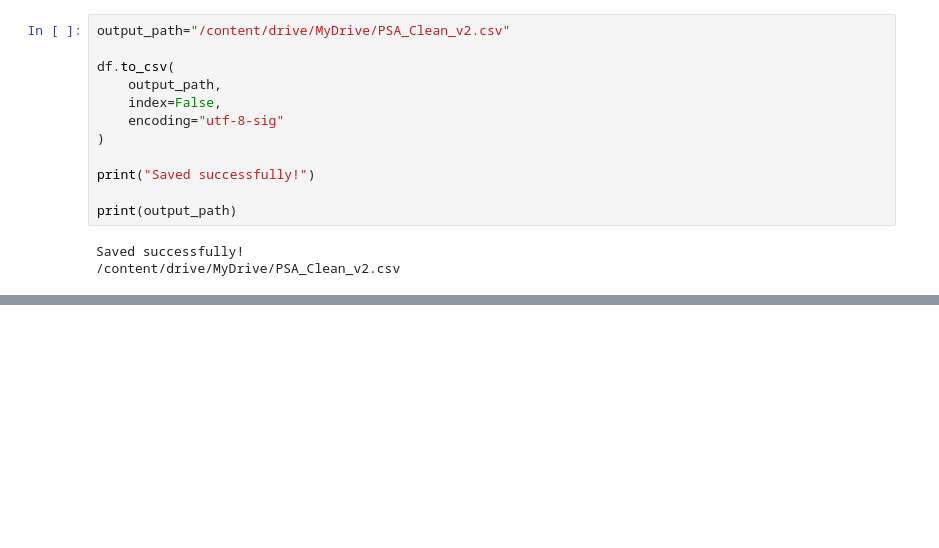
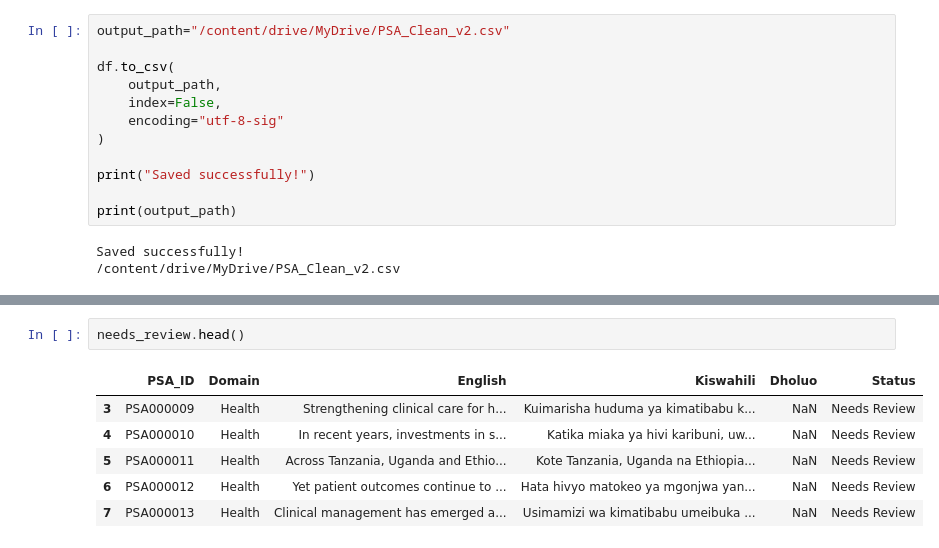
Before and after one commit to Ilham-sy/psa-nlp-project, a Jupyter notebook: NLP_GRP_PRJ.ipynb, the cells around one changed output, grey strips where cells are left out. Drawn from its saved outputs; the diff is of its cells as text; blank space fills up the shorter version.

```diff
--- a/NLP_GRP_PRJ.ipynb
+++ b/NLP_GRP_PRJ.ipynb
@@ -365,0 +551,9 @@ print(df.shape)
+# %%
+needs_review.head()
+# %% [output]
+|  | PSA_ID | Domain | English | Kiswahili | Dholuo | Status |
+| 3 | PSA000009 | Health | Strengthening clinical care for h... | Kuimarisha huduma ya kimatibabu k... | NaN | Needs Review |
+| 4 | PSA000010 | Health | In recent years, investments in s... | Katika miaka ya hivi karibuni, uw... | NaN | Needs Review |
+| 5 | PSA000011 | Health | Across Tanzania, Uganda and Ethio... | Kote Tanzania, Uganda na Ethiopia... | NaN | Needs Review |
+| 6 | PSA000012 | Health | Yet patient outcomes continue to ... | Hata hivyo matokeo ya mgonjwa yan... | NaN | Needs Review |
+| 7 | PSA000013 | Health | Clinical management has emerged a... | Usimamizi wa kimatibabu umeibuka ... | NaN | Needs Review |
```
Also changed, not shown: parts of 34 cells of this notebook.
